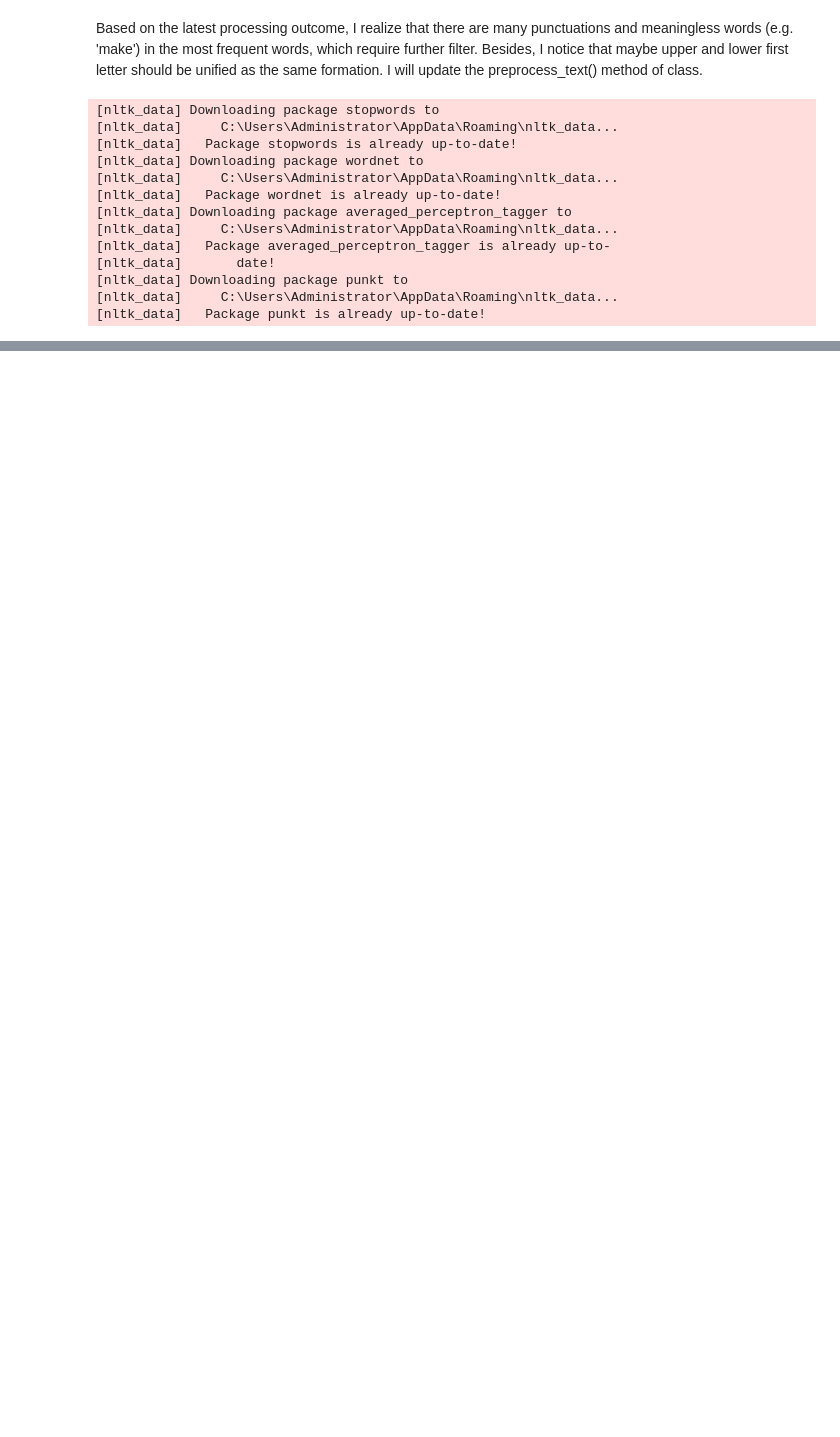
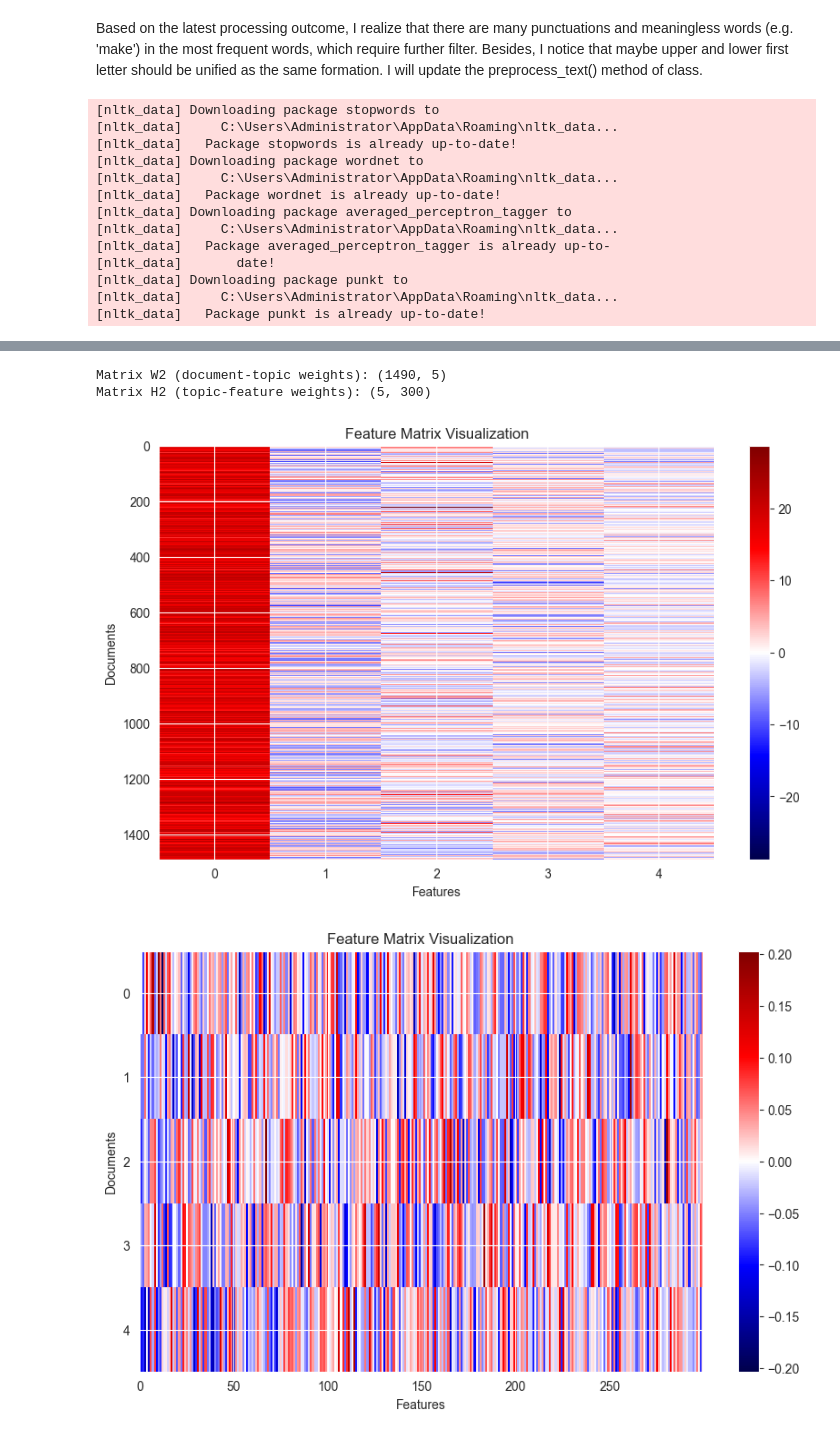
Before and after one commit to scihhl/BBC-news-classification, a Jupyter notebook: text_handle.ipynb, the cells around one changed output, grey strips where cells are left out. Saved outputs shown, nothing was run; the diff lists cells and outputs as text; code cells hidden in the pictures; blank space fills up the shorter version.

```diff
--- a/text_handle.ipynb
+++ b/text_handle.ipynb
@@ -419,0 +569,13 @@ Next, I would follow the guidance to
+# %%
+W2, H2 = embedding_extractor.apply_matrix_factorization(method='SVD')
+
+print("Matrix W2 (document-topic weights):", W2.shape)
+print("Matrix H2 (topic-feature weights):", H2.shape)
+
+embedding_extractor.visualize_features(W2)
+embedding_extractor.visualize_features(H2)
+# %% [output]
+Matrix W2 (document-topic weights): (1490, 5)
+Matrix H2 (topic-feature weights): (5, 300)
+[figure, added]
+[figure, added]
```
Also changed, not shown: parts of 26 cells of this notebook, 1 other file.
